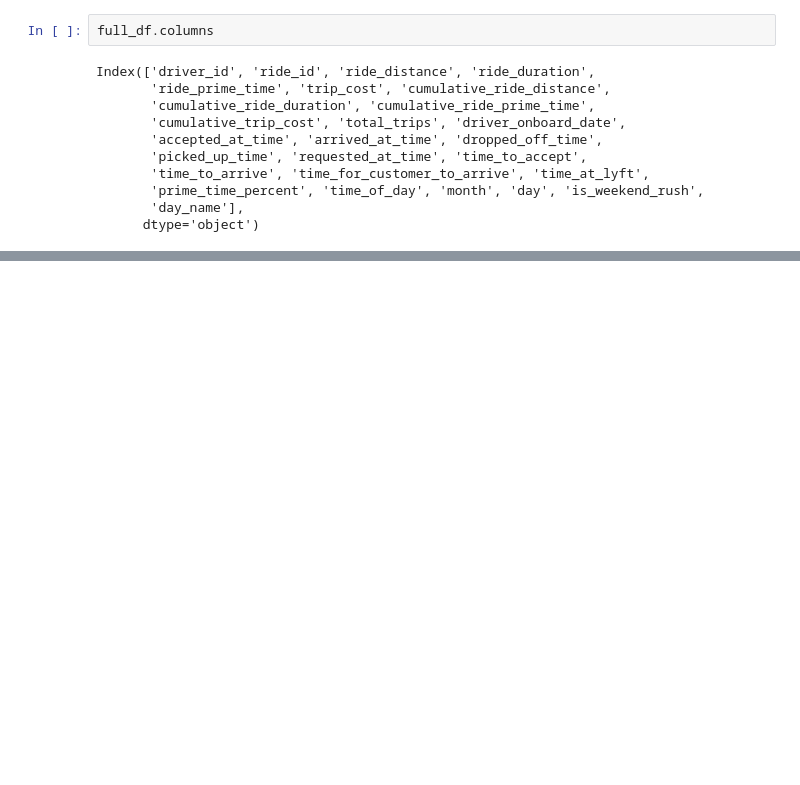
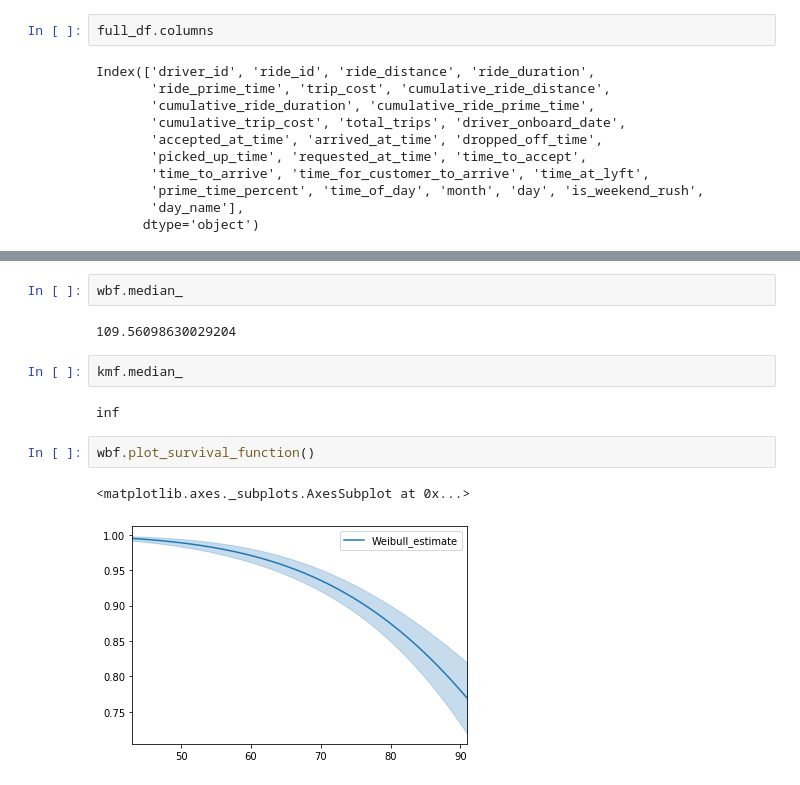
Before and after one commit to mancunian1792/lyft_data_challenge, a Jupyter notebook: data_exploration.ipynb, the cells around one changed output, grey strips where cells are left out. Saved outputs shown, nothing was run; the diff lists cells and outputs as text; blank space fills up the shorter version.

```diff
--- a/data_exploration.ipynb
+++ b/data_exploration.ipynb
@@ -631,0 +651,13 @@ Index(['driver_id', 'ride_id', 'ride_distance', 'ride_duration',
+# %%
+wbf.median_
+# %% [output]
+109.56098630029204
+# %%
+kmf.median_
+# %% [output]
+inf
+# %%
+wbf.plot_survival_function()
+# %% [output]
+<matplotlib.axes._subplots.AxesSubplot at 0x...>
+[figure, added]
```
Also changed, not shown: parts of 29 cells of this notebook.
